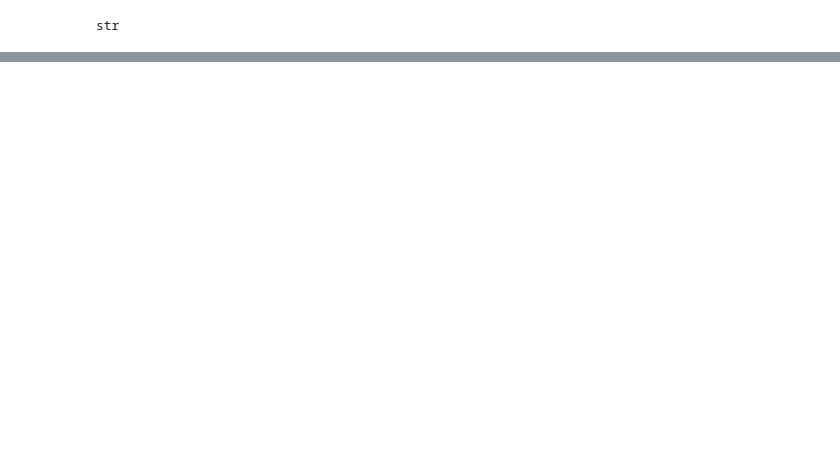
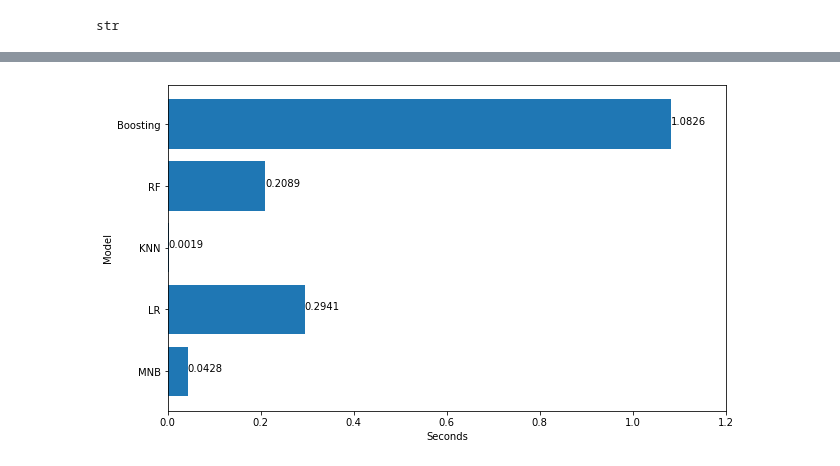
Before and after one commit to 009geniuS/fake-News-, a Jupyter notebook: Untitled.ipynb, the cells around one changed output, grey strips where cells are left out. Cells and saved outputs as stored; diff of their text form; code cells hidden in the pictures; blank space fills up the shorter version.

```diff
--- a/Untitled.ipynb
+++ b/Untitled.ipynb
@@ -346,0 +459,11 @@ score5
+# %%
+import matplotlib.pyplot as plt
+plt.rcParams['figure.figsize']=(10,6)
+x = ['SVM','Voting','Bagging']
+y = [ 138.5094, 140.6450, 90.2465]
+plt.barh(x, y)
+plt.xlim(0,160)
+plt.xlabel('Seconds')
+plt.ylabel('Model')
+for index, value in enumerate(y):
+    plt.text(value, index, str(value))
@@ -346,0 +472,13 @@ score5
+# %%
+import matplotlib.pyplot as plt
+plt.rcParams['figure.figsize']=(10,6)
+x = ['MNB','LR','KNN','RF','Boosting']
+y = [0.0428, 0.2941, 0.0019, 0.2089, 1.0826]
+plt.barh(x, y)
+plt.xlim(0,1.2)
+plt.xlabel('Seconds')
+plt.ylabel('Model')
+for index, value in enumerate(y):
+    plt.text(value, index, str(value))
+# %% [output]
+[figure, added]
```
Also changed, not shown: parts of 54 cells of this notebook.
